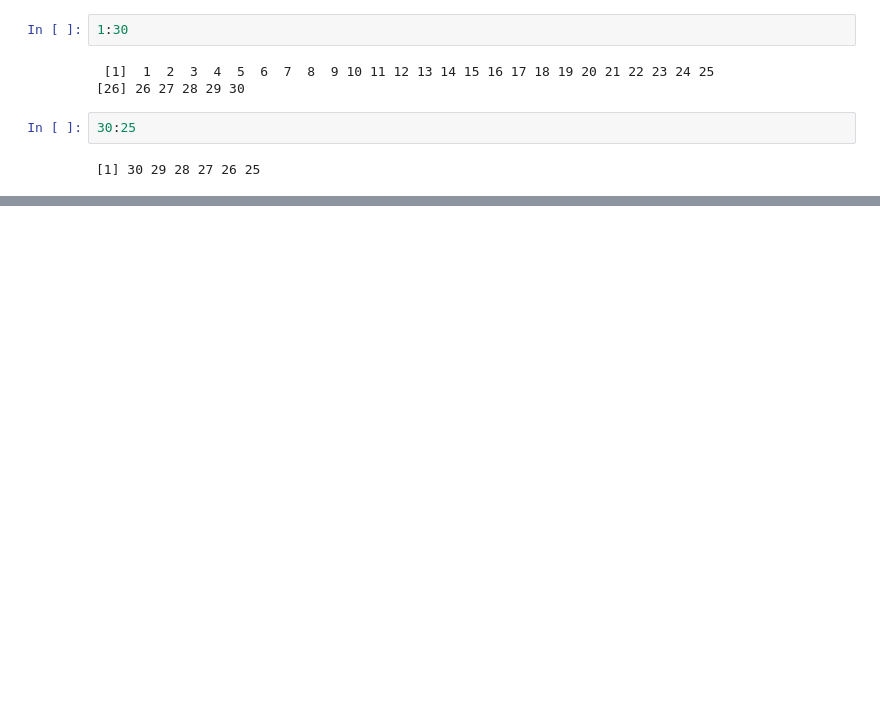
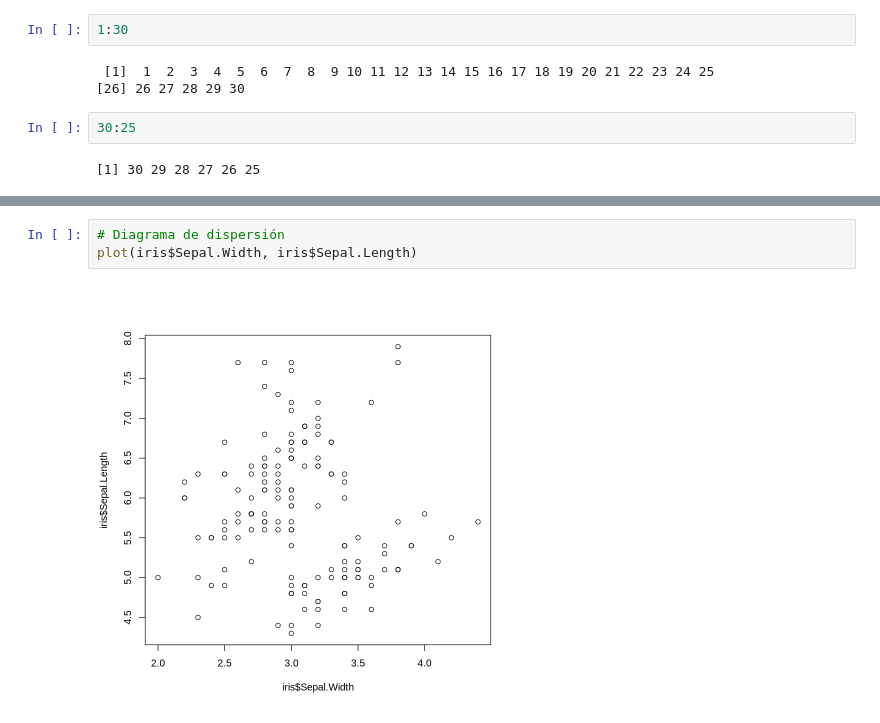
Before and after one commit to EdgarAntonioTorres/fundamentos_progra_big_data, a Jupyter notebook: R.ipynb, the cells around one changed output, grey strips where cells are left out. Drawn from its saved outputs; the diff is of its cells as text; blank space fills up the shorter version.

```diff
--- a/R.ipynb
+++ b/R.ipynb
@@ -179,0 +1894,5 @@ plot(x, sin(x))
+# %%
+# Diagrama de dispersión
+plot(iris$Sepal.Width, iris$Sepal.Length)
+# %% [output]
+[figure, added]
```
Also changed, not shown: parts of 220 cells of this notebook, 1 other file.
